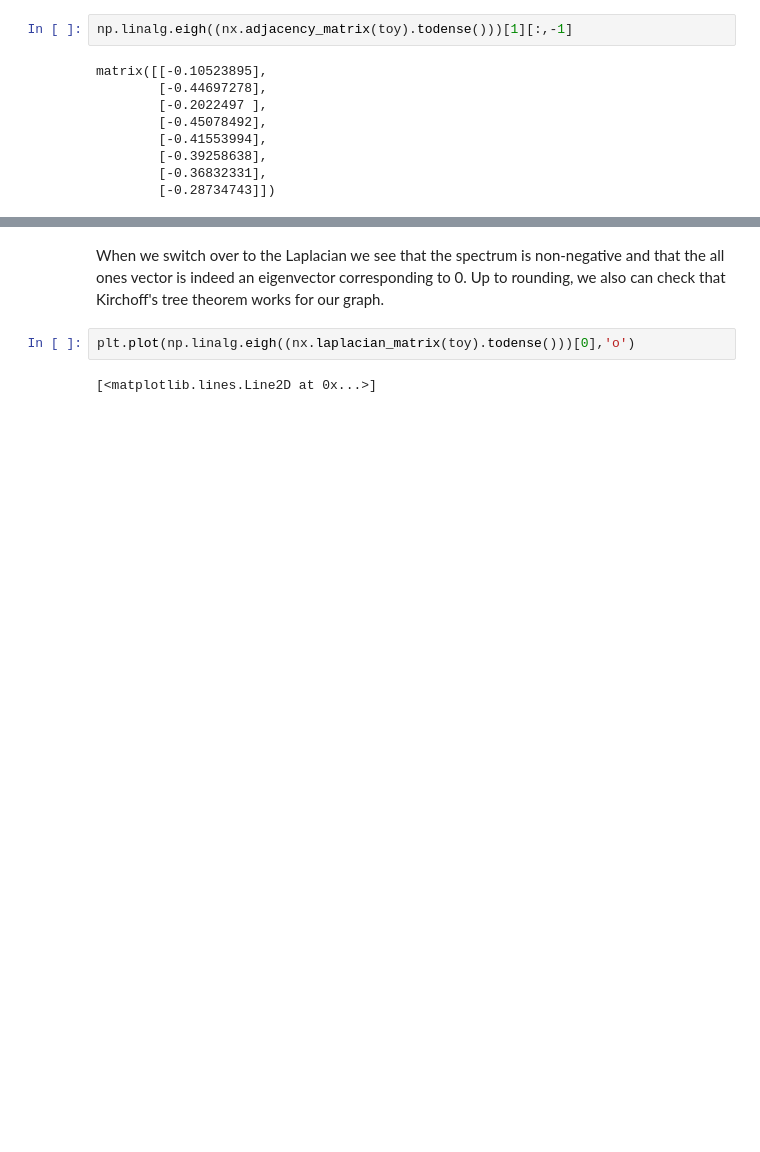
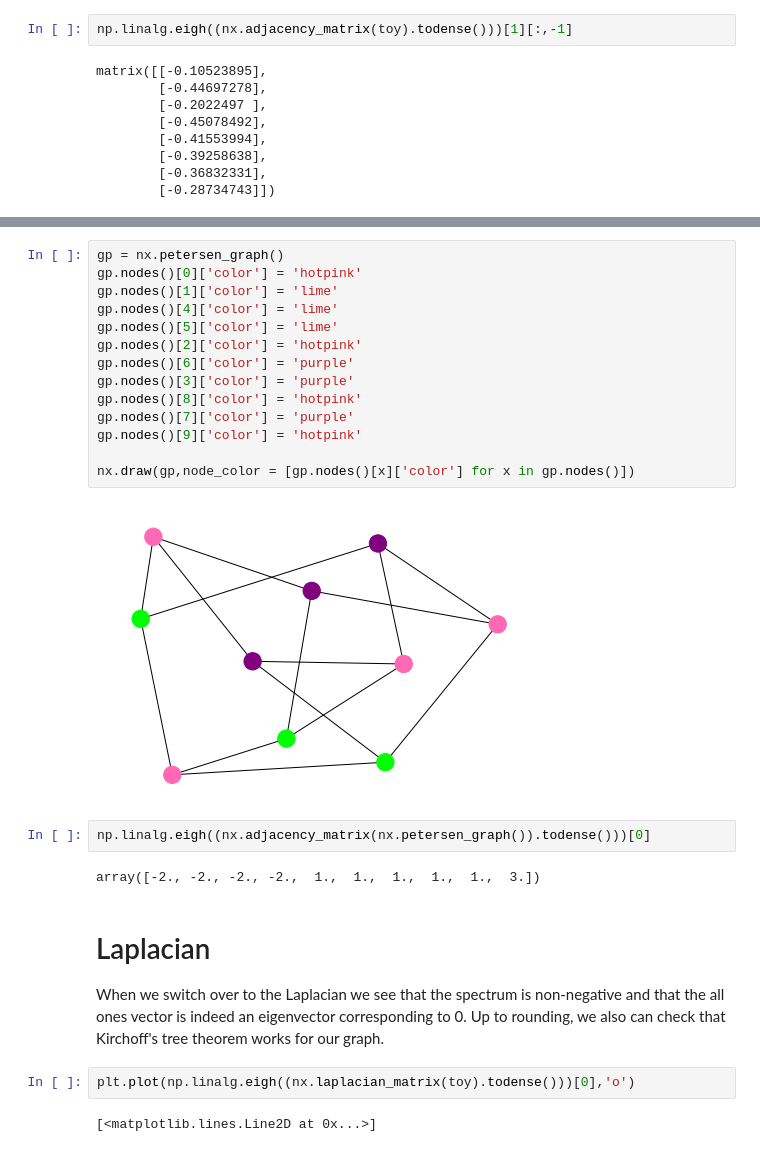
Before and after one commit to drdeford/ILAS_Networks, a Jupyter notebook: ILAS_Examples.ipynb, the cells around one changed output, grey strips where cells are left out. Saved outputs shown, nothing was run; the diff lists cells and outputs as text; blank space fills up the shorter version.

```diff
--- a/ILAS_Examples.ipynb
+++ b/ILAS_Examples.ipynb
@@ -110,4 +109,25 @@ print(nx.diameter(nx.hypercube_graph(4)))
+# %%
+gp = nx.petersen_graph()
+gp.nodes()[0]['color'] = 'hotpink'
+gp.nodes()[1]['color'] = 'lime'
+gp.nodes()[4]['color'] = 'lime'
+gp.nodes()[5]['color'] = 'lime'
+gp.nodes()[2]['color'] = 'hotpink'
+gp.nodes()[6]['color'] = 'purple'
+gp.nodes()[3]['color'] = 'purple'
+gp.nodes()[8]['color'] = 'hotpink'
+gp.nodes()[7]['color'] = 'purple'
+gp.nodes()[9]['color'] = 'hotpink'
+
+nx.draw(gp,node_color = [gp.nodes()[x]['color'] for x in gp.nodes()])
+# %% [output]
+[figure, added]
+# %%
+np.linalg.eigh((nx.adjacency_matrix(nx.petersen_graph()).todense()))[0]
+# %% [output]
+array([-2., -2., -2., -2.,  1.,  1.,  1.,  1.,  1.,  3.])
 # %% [markdown]
+# Laplacian
 When we switch over to the Laplacian we see that the spectrum is non-negative and that the all ones vector is indeed an eigenvector corresponding to 0. Up to rounding, we also can check that Kirchoff's tree theorem works for our graph.
 # %%
 plt.plot(np.linalg.eigh((nx.laplacian_matrix(toy).todense()))[0],'o')
```
Also changed, not shown: parts of 20 cells of this notebook, 1 other file.
